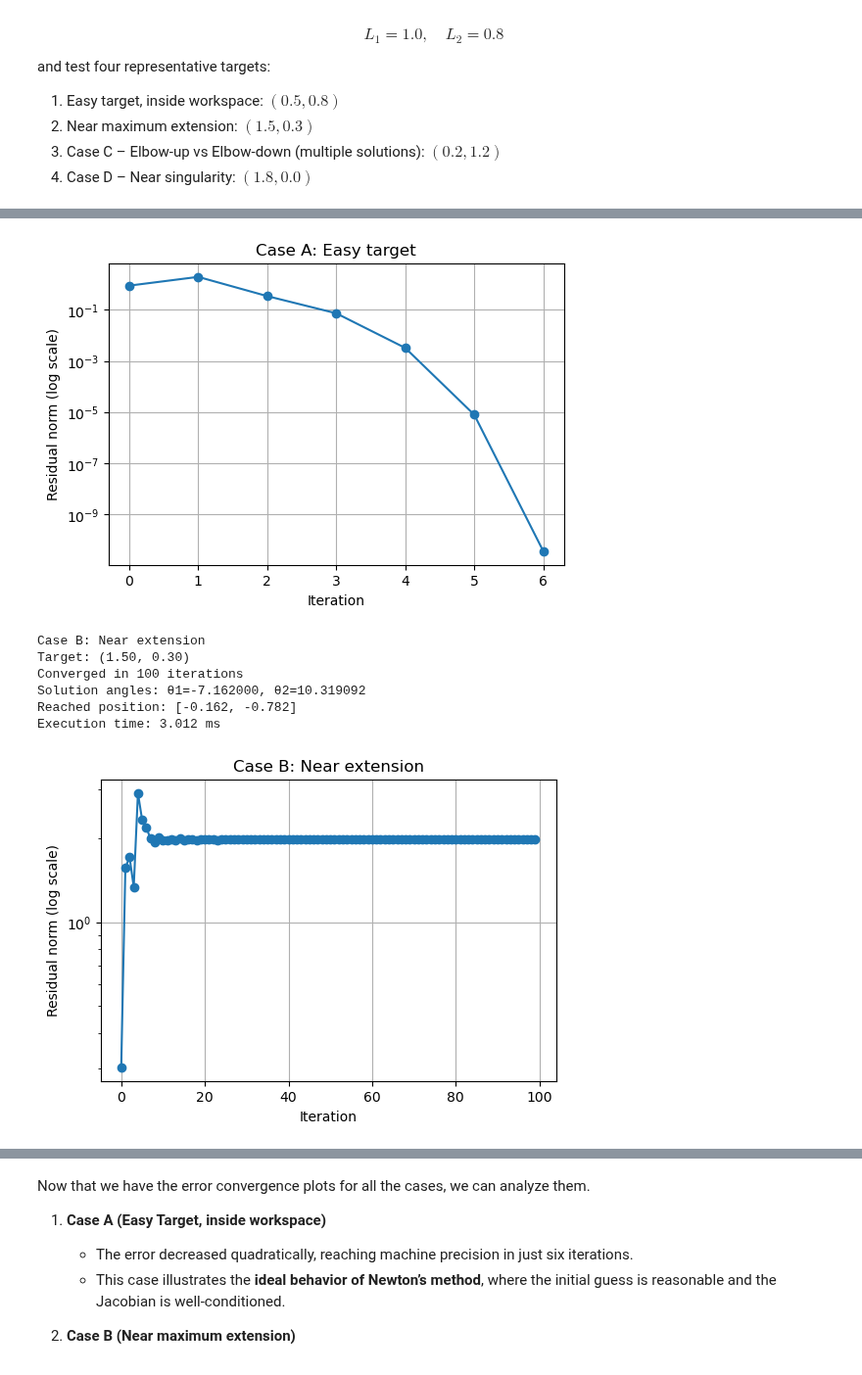
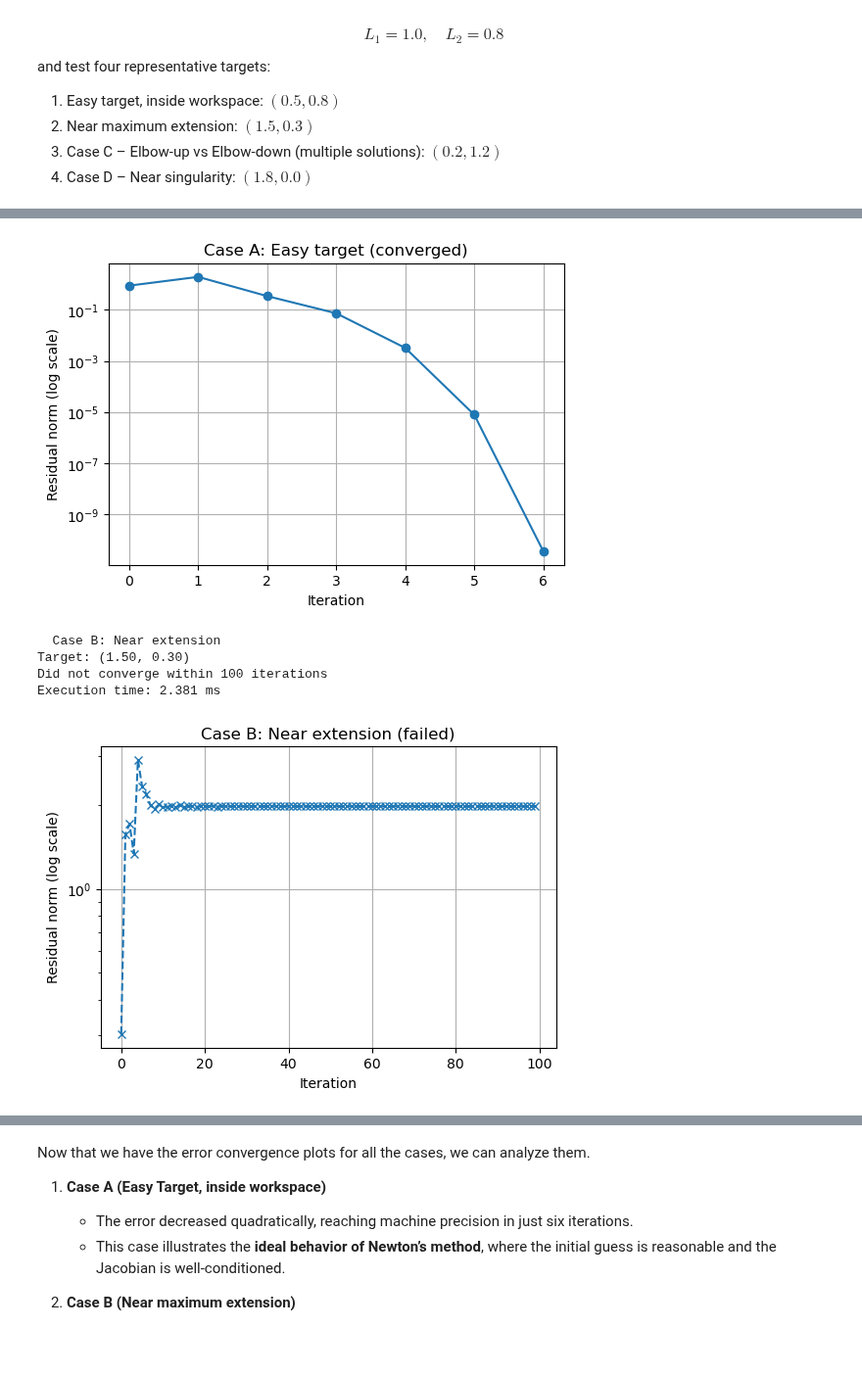
Before and after one commit to unalmedmathnum/numericalAnalysis_2025, a Jupyter notebook: tarea_1/parte_1/part-1-solution.ipynb, the cells around one changed output, grey strips where cells are left out. Shown at 98% size. Saved outputs shown, nothing was run; the diff lists cells and outputs as text; code cells hidden in the pictures.

Commit message:
plot fix

```diff
--- a/tarea_1/parte_1/part-1-solution.ipynb
+++ b/tarea_1/parte_1/part-1-solution.ipynb
@@ -763,8 +763,7 @@ def newton_inverse_kinematics_error(L1, L2, xd, yd, theta0, tol=1e-8, max_iter=1
     if not is_reachable(L1, L2, xd, yd):
         raise RuntimeError(f"Target ({xd}, {yd}) is unreachable")
 
-    start = time.perf_counter()  # start timer
-
+    start = time.perf_counter()
     theta = np.array(theta0, dtype=float)
     error_list = []
 
@@ -777,19 +776,17 @@ def newton_inverse_kinematics_error(L1, L2, xd, yd, theta0, tol=1e-8, max_iter=1
             final_pos = forward_kinematics(theta, L1, L2)
             error = np.linalg.norm(final_pos - np.array([xd, yd]))
             if error > tol:
-                raise RuntimeError(f"Converged numerically but final error = {error:.3e}")
+                raise RuntimeError(f"Numerical solution inaccurate: error = {error:.3e}")
             exec_time = time.perf_counter() - start
-            return theta, k, error_list, exec_time
+            return theta, k, error_list, exec_time, True  # ✅ True = converged
 
+        # Newton step
         J_val = J(theta, L1, L2)
         s = np.linalg.solve(J_val, -f_val)
         theta = theta + s
 
     exec_time = time.perf_counter() - start
-    if return_partial:
-        return theta, max_iter, error_list, exec_time
-    else:
-        raise RuntimeError("Newton method did not converge within the maximum iterations")
+    return theta, max_iter, error_list, exec_time, False
 # %% [markdown]
 
 
@@ -821,45 +818,29 @@ cases = [
 L1, L2 = 1.0, 0.8
 
 for desc, (xd, yd), theta0 in cases:
-    print(f"\n{desc}")
-    try:
-        theta, iters, errors, exec_time = newton_inverse_kinematics_error(
-            L1, L2, xd, yd, theta0
-        )
+    print(f"\n  {desc}")
+    theta, iters, errors, exec_time, converged = newton_inverse_kinematics_error(
+        L1, L2, xd, yd, theta0
+    )
+
+    print(f"Target: ({xd:.2f}, {yd:.2f})")
+    if converged:
         final_pos = forward_kinematics(theta, L1, L2)
-        print(f"Target: ({xd:.2f}, {yd:.2f})")
         print(f"Converged in {iters} iterations")
         print(f"Solution angles: θ1={theta[0]:.6f}, θ2={theta[1]:.6f}")
         print(f"Reached position: [{final_pos[0]:.3f}, {final_pos[1]:.3f}]")
-        print(f"Execution time: {exec_time*1000:.3f} ms")
+    else:
+        print(f"Did not converge within {iters} iterations")
 
-        # Plot error trajectory
-        plt.figure(figsize=(6,4))
-        plt.semilogy(errors, marker='o')
-        plt.xlabel("Iteration")
-        plt.ylabel("Residual norm (log scale)")
-        plt.title(desc)
-        plt.grid(True)
-        plt.show()
+    print(f"Execution time: {exec_time*1000:.3f} ms")
 
-    except RuntimeError as e:
-        print(f"Target: ({xd:.2f}, {yd:.2f})")
-        print("Result:", str(e))
-
-        # Try again with partial errors to show trajectory
-        try:
-            theta, iters, errors, exec_time = newton_inverse_kinematics_error(
-                L1, L2, xd, yd, theta0, return_partial=True
-            )
-            print(f"Partial iterations: {iters}, Execution time: {exec_time*1000:.3f} ms")
-
-            plt.figure(figsize=(6,4))
-            plt.semilogy(errors, marker='x', linestyle='--')
-            plt.xlabel("Iteration")
-            plt.ylabel("Residual norm (log scale)")
-            plt.title(f"{desc} (failed)")
-            plt.grid(True)
-            plt.show()
-        except RuntimeError:
-            pass
+    # Plot error trajectory
+    plt.figure(figsize=(6,4))
+    style = 'o-' if converged else 'x--'
+    plt.semilogy(errors, style)
+    plt.xlabel("Iteration")
+    plt.ylabel("Residual norm (log scale)")
+    plt.title(f"{desc} ({'converged' if converged else 'failed'})")
+    plt.grid(True)
+    plt.show()
 # %% [output]
@@ -872,8 +853,6 @@ Execution time: 0.282 ms
-[figure, old version]
+[figure, new version]
-Case B: Near extension
+  Case B: Near extension
 Target: (1.50, 0.30)
-Converged in 100 iterations
-Solution angles: θ1=-7.162000, θ2=10.319092
-Reached position: [-0.162, -0.782]
-Execution time: 3.012 ms
+Did not converge within 100 iterations
+Execution time: 2.381 ms
-[figure, old version]
+[figure, new version]
```
Also changed, not shown: parts of 1 cell of this notebook.
